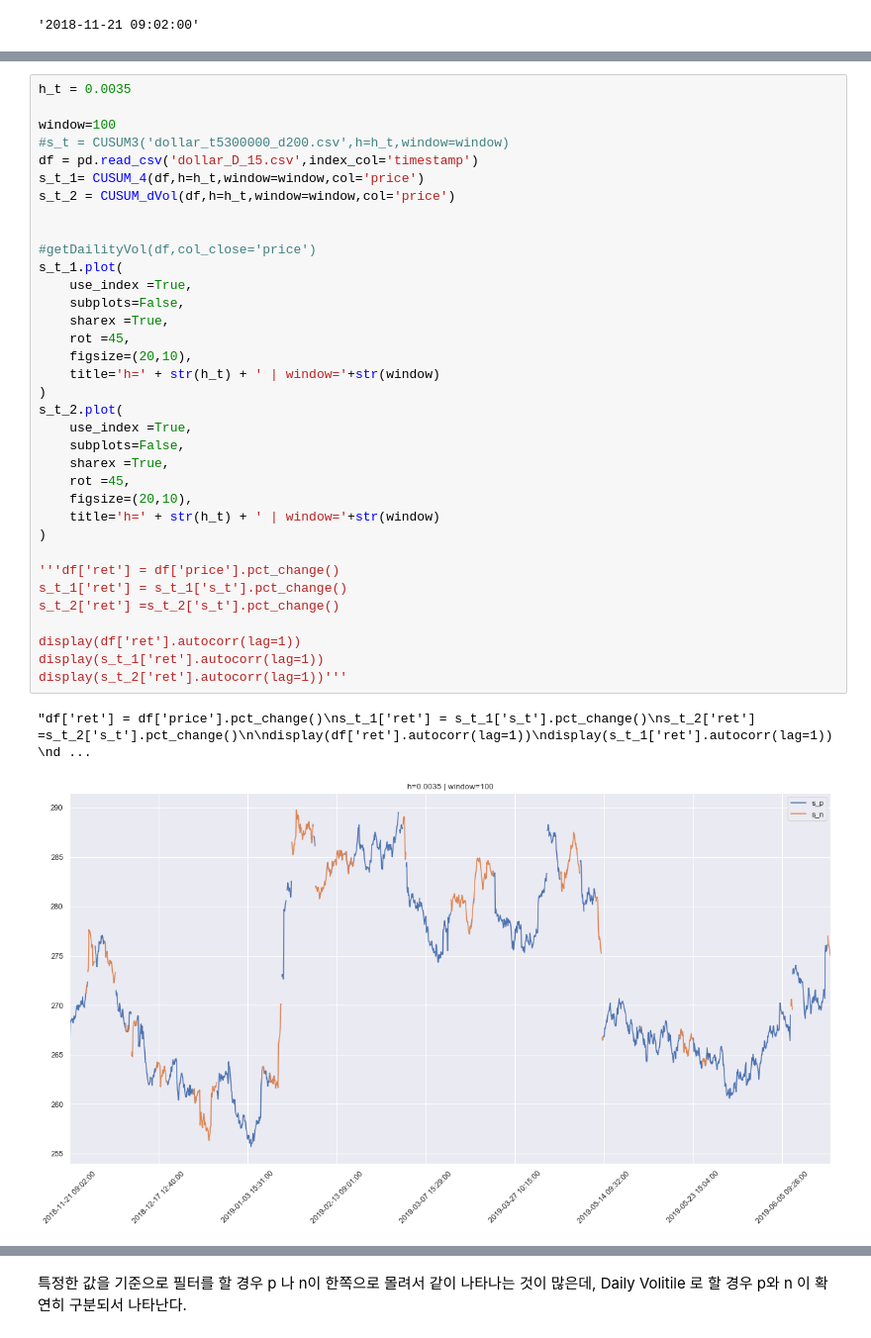
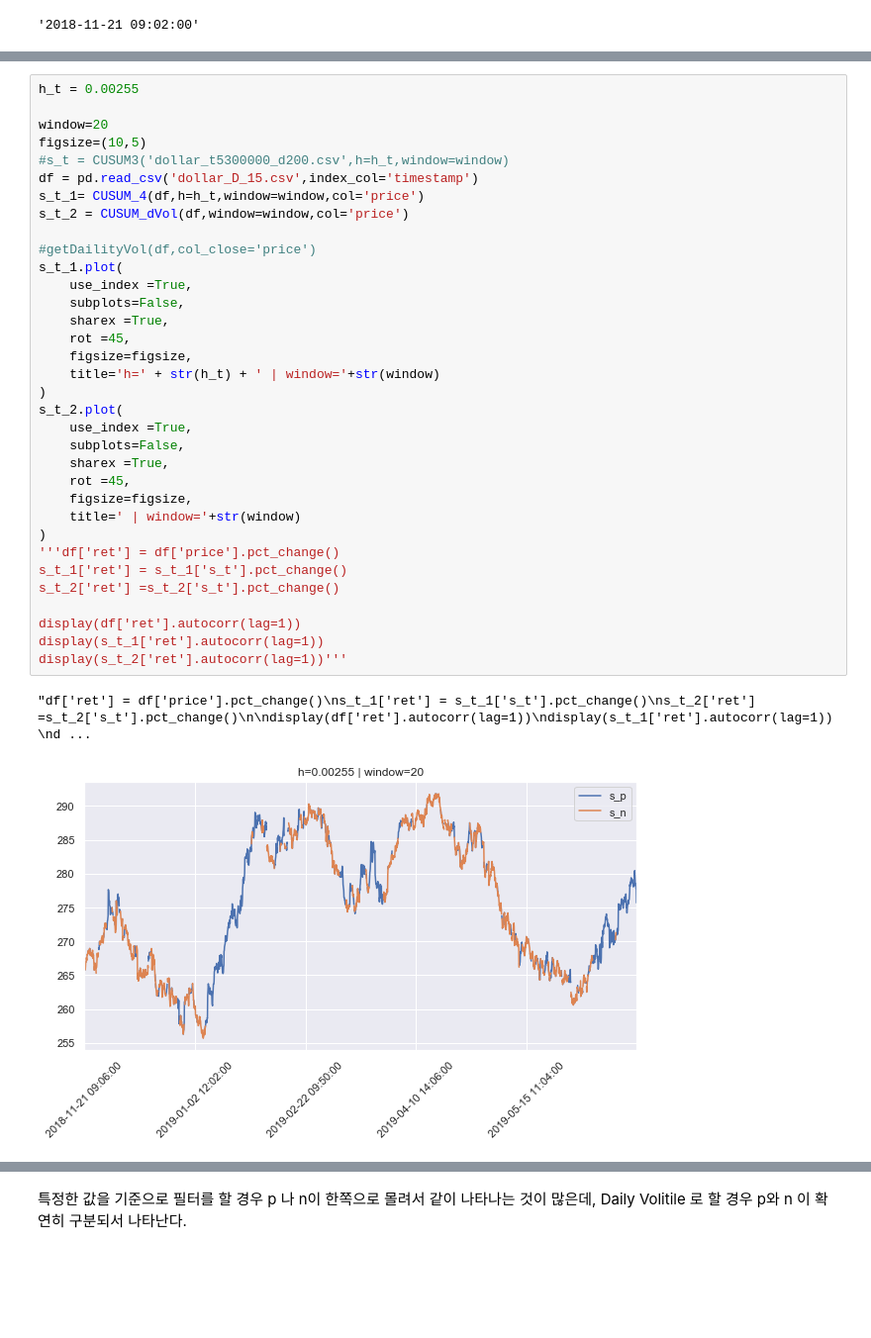
Before and after one commit to kooBH/FinanceServer, a Jupyter notebook: DE_PRADO/ch3_v1.ipynb, the cells around one changed output, grey strips where cells are left out. Shown at 99% size. Saved outputs shown, nothing was run; the diff lists cells and outputs as text; blank space fills up the shorter version.

```diff
--- a/DE_PRADO/ch3_v1.ipynb
+++ b/DE_PRADO/ch3_v1.ipynb
@@ -171,39 +219,38 @@ def CUSUM_dVol(
     return s_t
 # %%
-h_t = 0.0035
+h_t = 0.00255
 
-window=100
+window=20
+figsize=(10,5)
 #s_t = CUSUM3('dollar_t5300000_d200.csv',h=h_t,window=window)
 df = pd.read_csv('dollar_D_15.csv',index_col='timestamp')
 s_t_1= CUSUM_4(df,h=h_t,window=window,col='price')
-s_t_2 = CUSUM_dVol(df,h=h_t,window=window,col='price')
-
+s_t_2 = CUSUM_dVol(df,window=window,col='price')
 
 #getDailityVol(df,col_close='price')
 s_t_1.plot(
     use_index =True,
     subplots=False,
     sharex =True,
     rot =45,
-    figsize=(20,10),
+    figsize=figsize,
     title='h=' + str(h_t) + ' | window='+str(window)
 )
 s_t_2.plot(
     use_index =True,
     subplots=False,
     sharex =True,
     rot =45,
-    figsize=(20,10),
-    title='h=' + str(h_t) + ' | window='+str(window)
+    figsize=figsize,
+    title=' | window='+str(window)
 )
-
 '''df['ret'] = df['price'].pct_change()
 s_t_1['ret'] = s_t_1['s_t'].pct_change()
 s_t_2['ret'] =s_t_2['s_t'].pct_change()
 
 display(df['ret'].autocorr(lag=1))
 display(s_t_1['ret'].autocorr(lag=1))
 display(s_t_2['ret'].autocorr(lag=1))'''
 # %% [output]
 "df['ret'] = df['price'].pct_change()\ns_t_1['ret'] = s_t_1['s_t'].pct_change()\ns_t_2['ret'] =s_t_2['s_t'].pct_change()\n\ndisplay(df['ret'].autocorr(lag=1))\ndisplay(s_t_1['ret'].autocorr(lag=1))\nd ...
-[figure, old version]
+[figure, new version]
```
Also changed, not shown: parts of 8 cells of this notebook.
